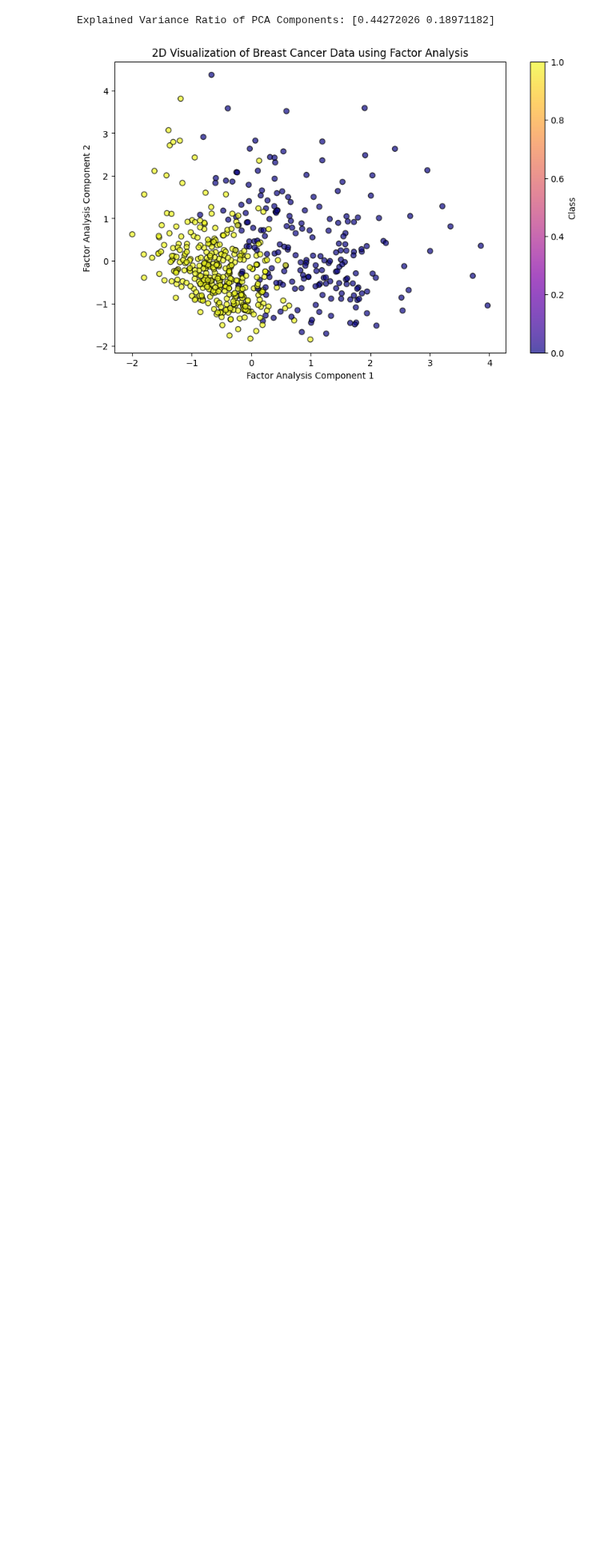
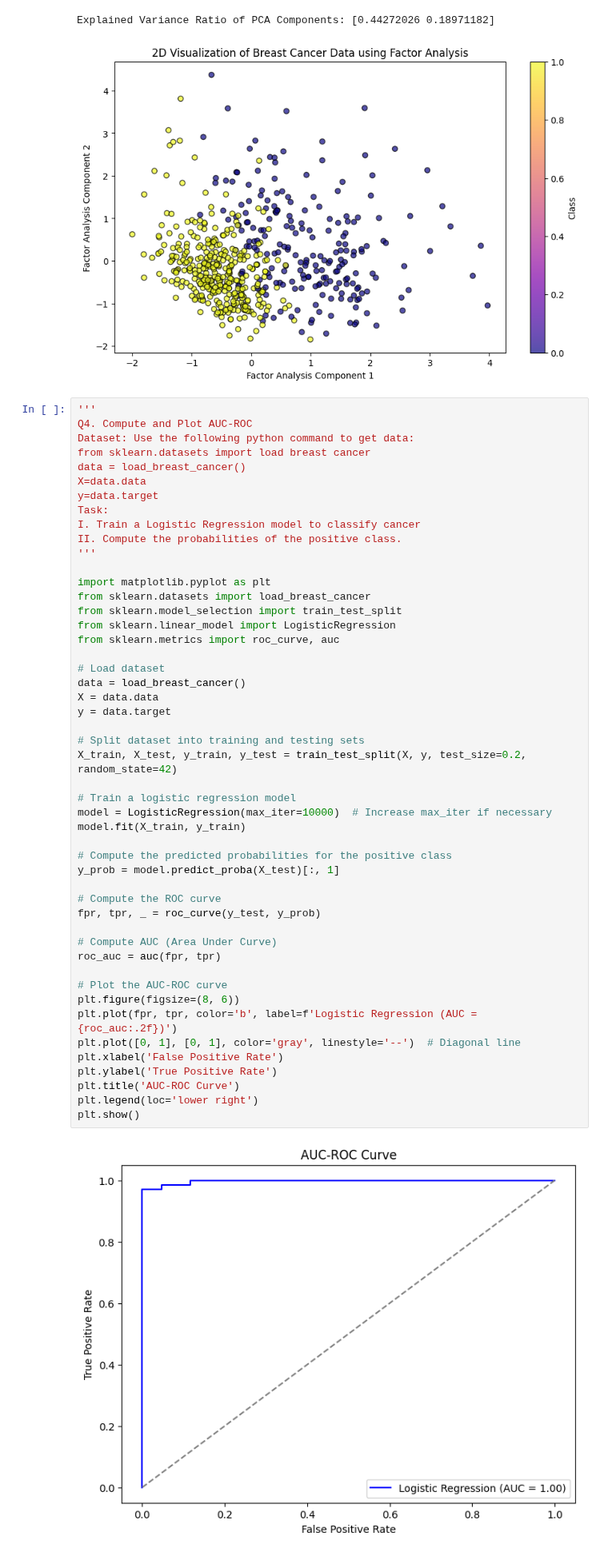
Before and after one commit to sabbir2609/edge_course, a Jupyter notebook: exam/final.ipynb, the cells around one changed output. Shown at 80% size. Saved outputs shown, nothing was run; the diff lists cells and outputs as text; blank space fills up the shorter version.

```diff
--- a/exam/final.ipynb
+++ b/exam/final.ipynb
@@ -163,3 +163,54 @@ plt.show()
 [figure]
 Explained Variance Ratio of PCA Components: [0.44272026 0.18971182]
 [figure]
+# %%
+'''
+Q4. Compute and Plot AUC-ROC
+Dataset: Use the following python command to get data:
+from sklearn.datasets import load breast cancer
+data = load_breast_cancer()
+X=data.data
+y=data.target
+Task:
+I. Train a Logistic Regression model to classify cancer
+II. Compute the probabilities of the positive class.
+'''
+
+import matplotlib.pyplot as plt
+from sklearn.datasets import load_breast_cancer
+from sklearn.model_selection import train_test_split
+from sklearn.linear_model import LogisticRegression
+from sklearn.metrics import roc_curve, auc
+
+# Load dataset
+data = load_breast_cancer()
+X = data.data
+y = data.target
+
+# Split dataset into training and testing sets
+X_train, X_test, y_train, y_test = train_test_split(X, y, test_size=0.2, random_state=42)
+
+# Train a logistic regression model
+model = LogisticRegression(max_iter=10000)  # Increase max_iter if necessary
+model.fit(X_train, y_train)
+
+# Compute the predicted probabilities for the positive class
+y_prob = model.predict_proba(X_test)[:, 1]
+
+# Compute the ROC curve
+fpr, tpr, _ = roc_curve(y_test, y_prob)
+
+# Compute AUC (Area Under Curve)
+roc_auc = auc(fpr, tpr)
+
+# Plot the AUC-ROC curve
+plt.figure(figsize=(8, 6))
+plt.plot(fpr, tpr, color='b', label=f'Logistic Regression (AUC = {roc_auc:.2f})')
+plt.plot([0, 1], [0, 1], color='gray', linestyle='--')  # Diagonal line
+plt.xlabel('False Positive Rate')
+plt.ylabel('True Positive Rate')
+plt.title('AUC-ROC Curve')
+plt.legend(loc='lower right')
+plt.show()
+# %% [output]
+[figure, added]
```
